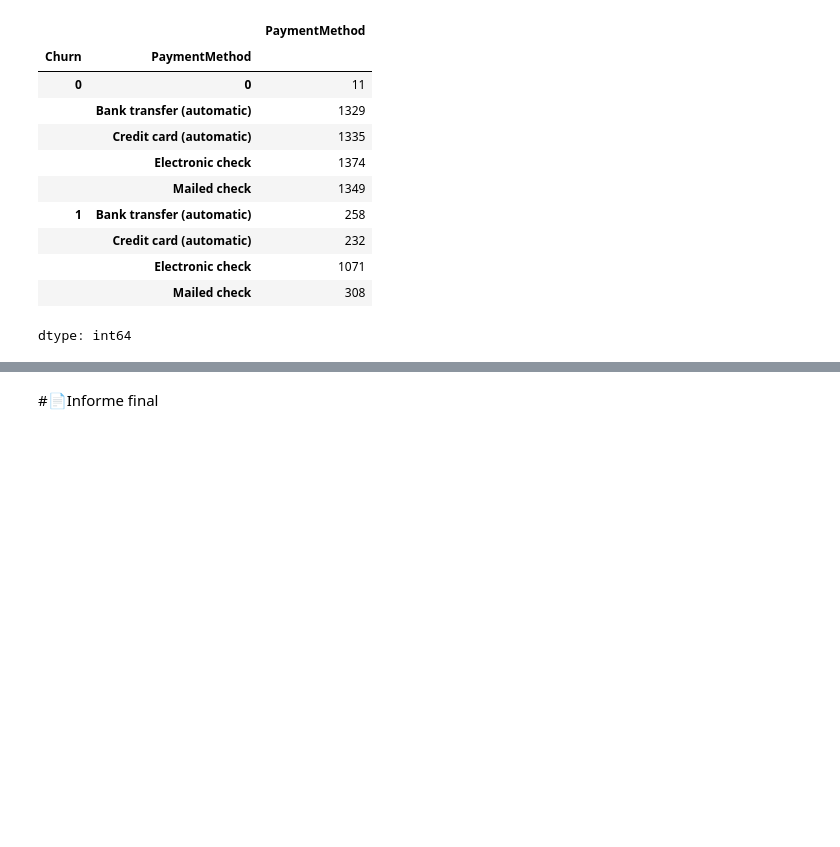
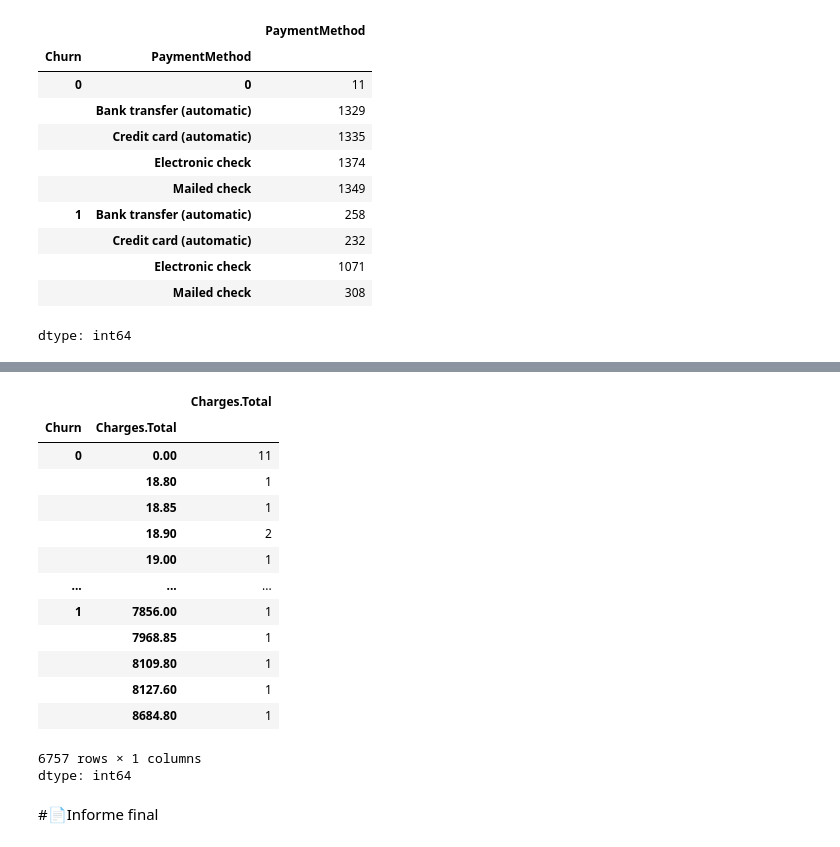
Before and after one commit to MyAppsTest/Challenge-Telecom-X, a Jupyter notebook: TelecomX_LATAM.ipynb, the cells around one changed output, grey strips where cells are left out. Saved outputs shown, nothing was run; the diff lists cells and outputs as text; code cells hidden in the pictures; blank space fills up the shorter version.

```diff
--- a/TelecomX_LATAM.ipynb
+++ b/TelecomX_LATAM.ipynb
@@ -216,2 +235,21 @@ dtype: int64
+# %%
+por_total_gastado = df.groupby(['Churn', 'Charges.Total'])['Charges.Total'].count()
+por_total_gastado
+# %% [output]
+|  |  | Charges.Total |
+| Churn | Charges.Total |  |
+| 0 | 0.00 | 11 |
+|  | 18.80 | 1 |
+|  | 18.85 | 1 |
+|  | 18.90 | 2 |
+|  | 19.00 | 1 |
+| ... | ... | ... |
+| 1 | 7856.00 | 1 |
+|  | 7968.85 | 1 |
+|  | 8109.80 | 1 |
+|  | 8127.60 | 1 |
+|  | 8684.80 | 1 |
+6757 rows × 1 columns
+dtype: int64
 # %% [markdown]
 #📄Informe final
```
Also changed, not shown: parts of 1 cell of this notebook.
